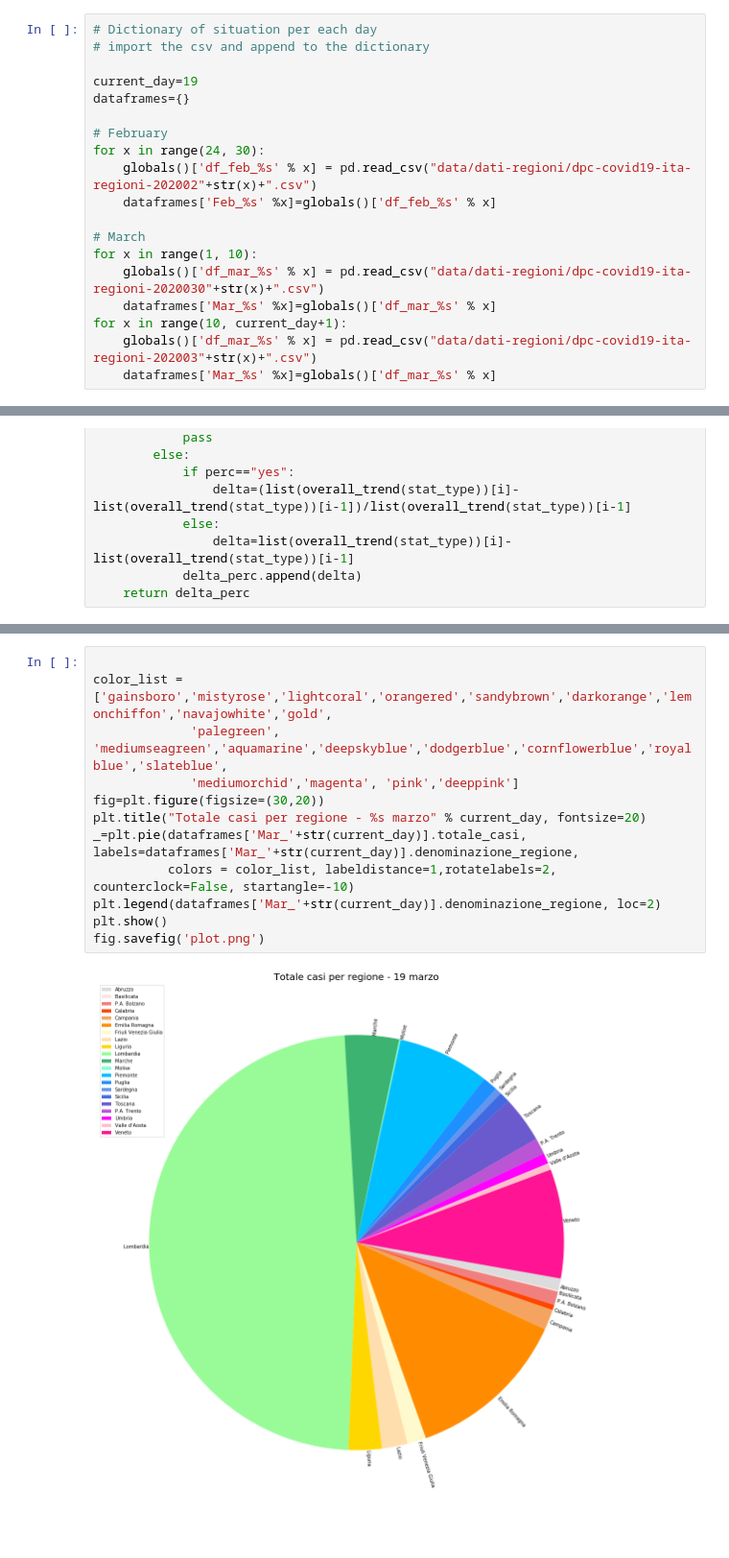
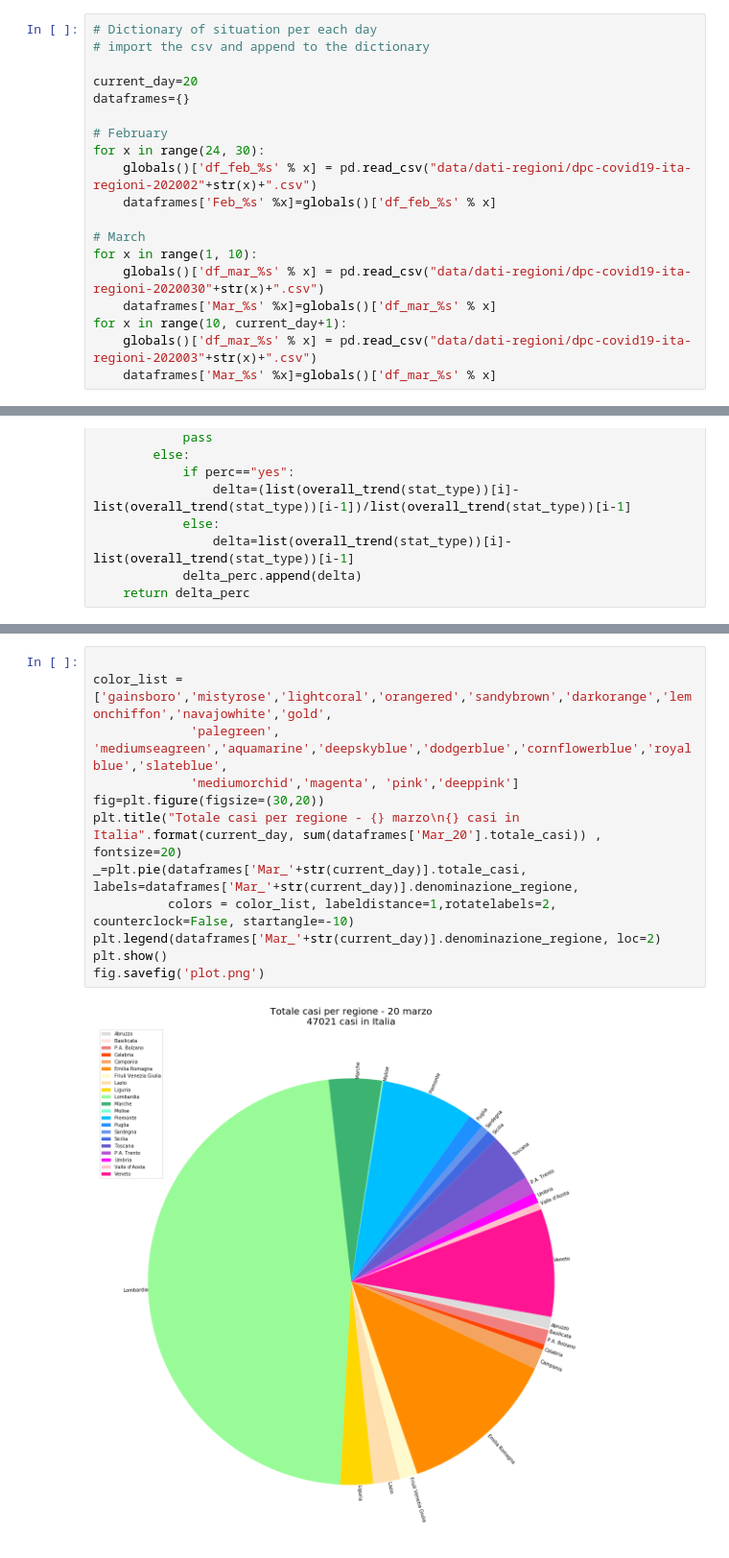
Before and after one commit to martinodn/CoViD-19, a Jupyter notebook: CoViD-19 analysis.ipynb, the cells around one changed output, grey strips where cells are left out. Shown at 96% size. Cells and saved outputs as stored; diff of their text form.

```diff
--- a/CoViD-19 analysis.ipynb
+++ b/CoViD-19 analysis.ipynb
@@ -12,7 +12,7 @@ import matplotlib
 # Dictionary of situation per each day
 # import the csv and append to the dictionary
 
-current_day=19
+current_day=20
 dataframes={}
 
 # February
@@ -198,16 +198,16 @@ dataframes['Mar_19']
 # %%
 
 color_list = ['gainsboro','mistyrose','lightcoral','orangered','sandybrown','darkorange','lemonchiffon','navajowhite','gold',
              'palegreen', 'mediumseagreen','aquamarine','deepskyblue','dodgerblue','cornflowerblue','royalblue','slateblue',
              'mediumorchid','magenta', 'pink','deeppink']
 fig=plt.figure(figsize=(30,20))
-plt.title("Totale casi per regione - %s marzo" % current_day, fontsize=20)
+plt.title("Totale casi per regione - {} marzo\n{} casi in Italia".format(current_day, sum(dataframes['Mar_20'].totale_casi)) , fontsize=20)
 _=plt.pie(dataframes['Mar_'+str(current_day)].totale_casi, labels=dataframes['Mar_'+str(current_day)].denominazione_regione,
           colors = color_list, labeldistance=1,rotatelabels=2, counterclock=False, startangle=-10)
 plt.legend(dataframes['Mar_'+str(current_day)].denominazione_regione, loc=2)
 plt.show()
 fig.savefig('plot.png')
 # %% [output]
-[figure, old version]
+[figure, new version]
 # %%
 fig=plt.figure(figsize=(30,20))
```
Also changed, not shown: parts of 10 cells of this notebook.
